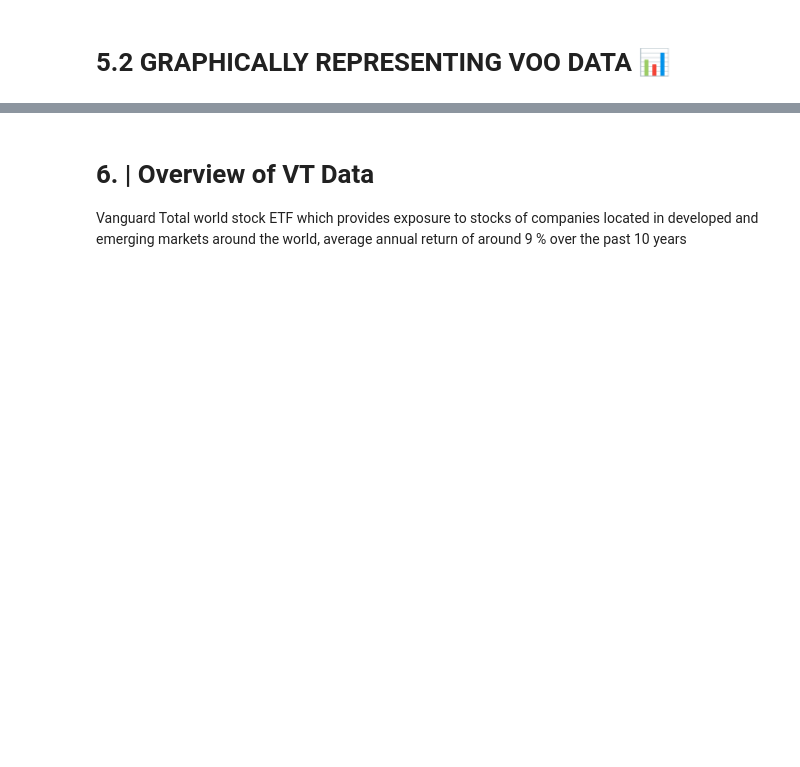
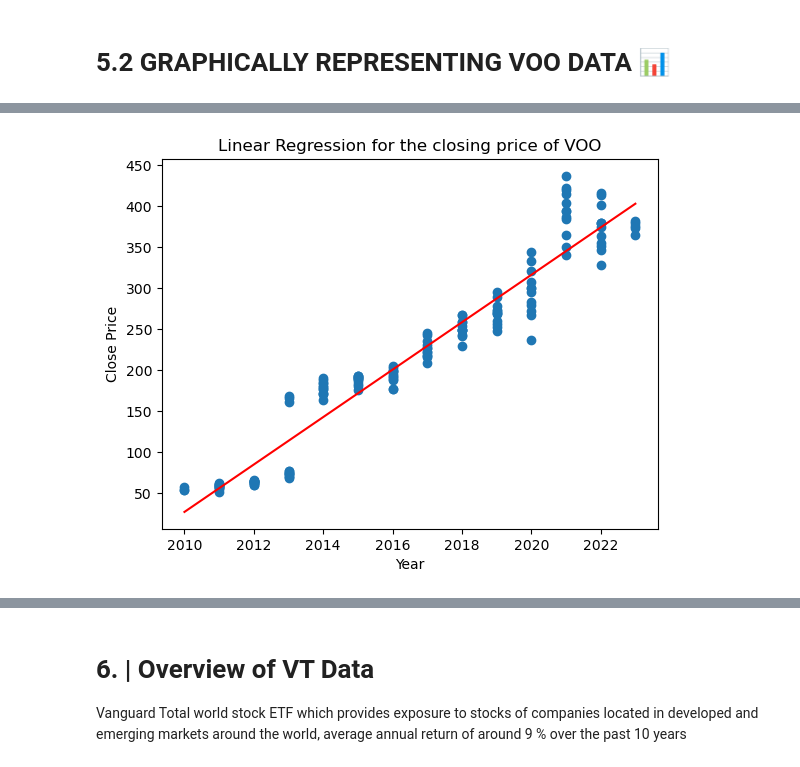
Before and after one commit to MatosMAN2022/LFD_Final, a Jupyter notebook: Learning from Data Final Assignment .ipynb, the cells around one changed output, grey strips where cells are left out. Saved outputs shown, nothing was run; the diff lists cells and outputs as text; code cells hidden in the pictures; blank space fills up the shorter version.

```diff
--- a/Learning from Data Final Assignment .ipynb
+++ b/Learning from Data Final Assignment .ipynb
@@ -522,26 +625,28 @@ print("Coefficient of Determination:", r2_score(y_test, y_pred))
 # %%
 def plot_linear_regression(x, y):
     # Calculate the linear regression parameters
     slope, intercept = np.polyfit(x, y, 1)
 
     # Create the scatter plot
     plt.scatter(x, y)
 
     # Create the regression line
     regression_line = slope * np.array(x) + intercept
 
     # Plot the regression line
     plt.plot(x, regression_line, color='red')
 
     # Add labels and title
     plt.xlabel('Year')
     plt.ylabel('Close Price')
-    plt.title('Linear Regression for the closing price of VT')
+    plt.title('Linear Regression for the closing price of VOO')
 
     # Show the plot
     plt.show()
 
 plot_linear_regression(values.Year, values.close)
+# %% [output]
+[figure, added]
 # %%
 plt.scatter(X_train, y_train,color='g')
 
```
Also changed, not shown: parts of 32 cells of this notebook.
